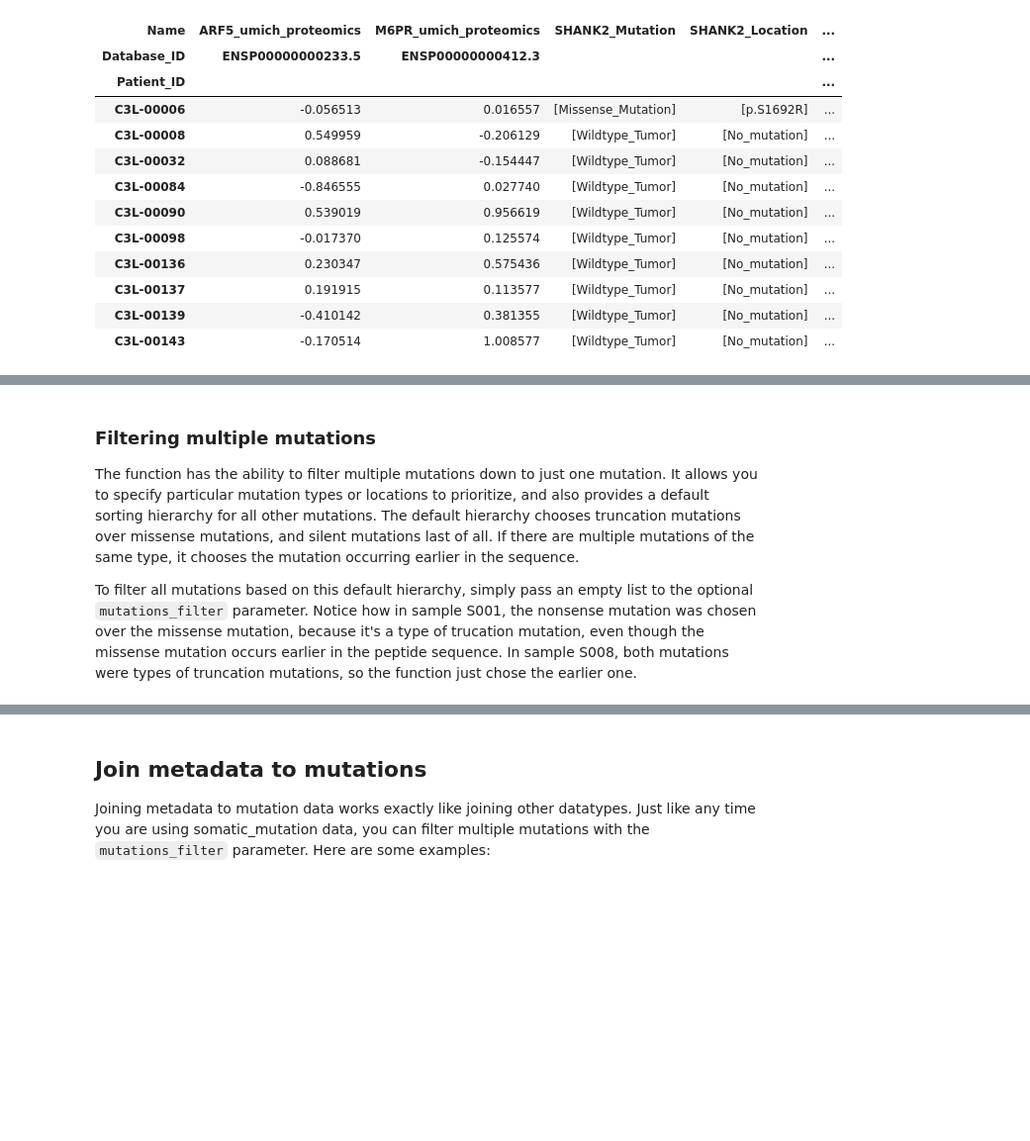
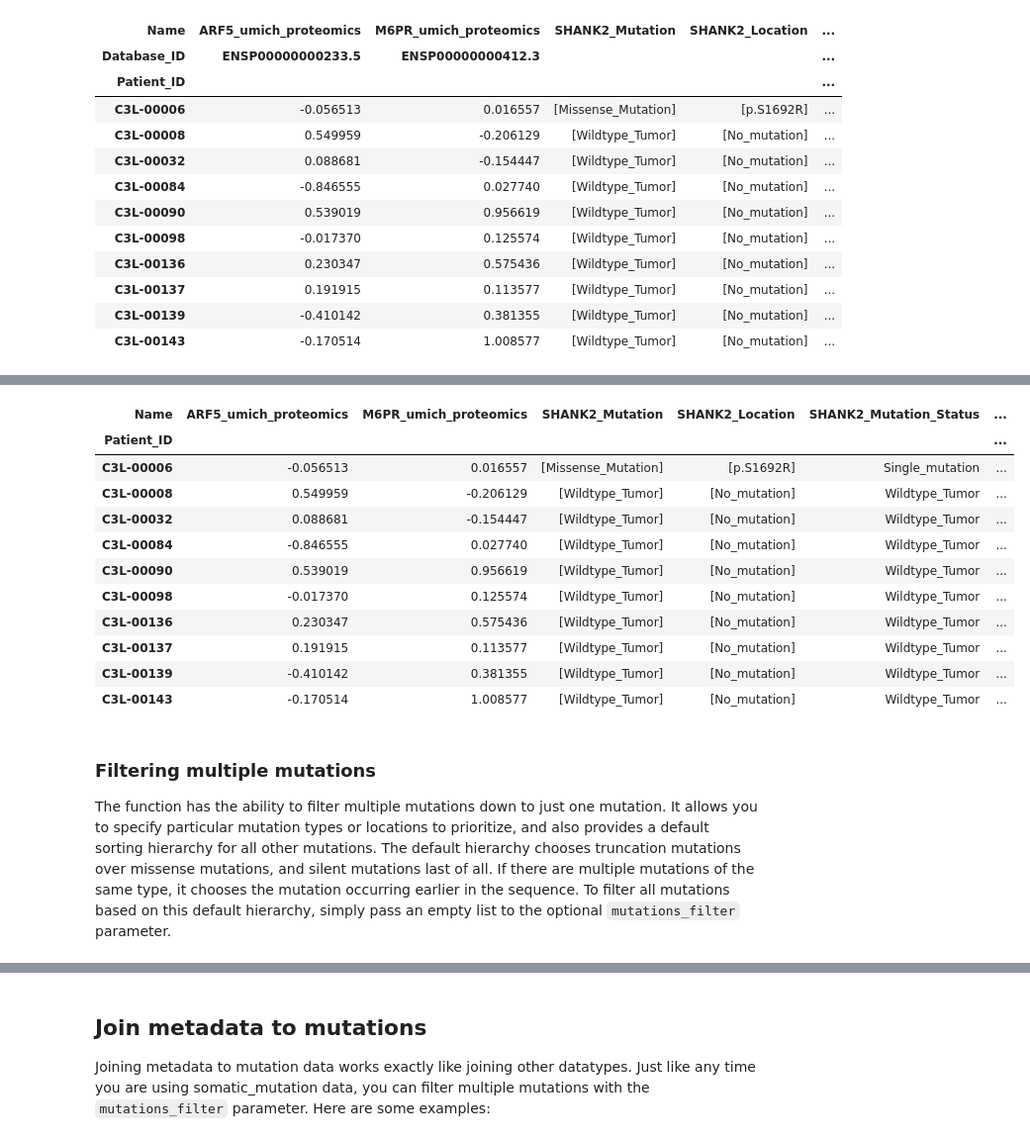
Before and after one commit to PayneLab/cptac, a Jupyter notebook: notebooks/tutorial03_joining_dataframes.ipynb, the cells around one changed output, grey strips where cells are left out. Shown at 99% size. Cells and saved outputs as stored; diff of their text form; code cells hidden in the pictures; blank space fills up the shorter version.

```diff
--- a/notebooks/tutorial03_joining_dataframes.ipynb
+++ b/notebooks/tutorial03_joining_dataframes.ipynb
@@ -195,10 +204,12 @@ cptac warning: In joining the somatic_mutation table, no mutations were found fo
 | C3L-00139 | -0.410142 | 0.381355 | [Wildtype_Tumor] | [No_mutation] | ... |
 | C3L-00143 | -0.170514 | 1.008577 | [Wildtype_Tumor] | [No_mutation] | ... |
 # %%
-selected_acet_and_PTEN_mut = en.join_omics_to_mutations(
-    omics_name="proteomics",
-    mutations_genes="PTEN",
-    omics_genes=["AURKA", "TP53"])
+selected_prot_and_som_mut = en.join_omics_to_mutations(
+    omics_name = "proteomics",
+    mutations_genes = "SHANK2",
+    omics_genes = ["ARF5", "M6PR"],
+    omics_source = 'umich',
+    mutations_source = 'harmonized')
 
-selected_acet_and_PTEN_mut.head(10)
+selected_prot_and_som_mut.head(10)
 # %% [output]
@@ -206,7 +217,18 @@ KeyError: 'None'
+| Name | ARF5_umich_proteomics | M6PR_umich_proteomics | SHANK2_Mutation | SHANK2_Location | SHANK2_Mutation_Status | ... |
+| Patient_ID |  |  |  |  |  | ... |
+| C3L-00006 | -0.056513 | 0.016557 | [Missense_Mutation] | [p.S1692R] | Single_mutation | ... |
+| C3L-00008 | 0.549959 | -0.206129 | [Wildtype_Tumor] | [No_mutation] | Wildtype_Tumor | ... |
+| C3L-00032 | 0.088681 | -0.154447 | [Wildtype_Tumor] | [No_mutation] | Wildtype_Tumor | ... |
+| C3L-00084 | -0.846555 | 0.027740 | [Wildtype_Tumor] | [No_mutation] | Wildtype_Tumor | ... |
+| C3L-00090 | 0.539019 | 0.956619 | [Wildtype_Tumor] | [No_mutation] | Wildtype_Tumor | ... |
+| C3L-00098 | -0.017370 | 0.125574 | [Wildtype_Tumor] | [No_mutation] | Wildtype_Tumor | ... |
+| C3L-00136 | 0.230347 | 0.575436 | [Wildtype_Tumor] | [No_mutation] | Wildtype_Tumor | ... |
+| C3L-00137 | 0.191915 | 0.113577 | [Wildtype_Tumor] | [No_mutation] | Wildtype_Tumor | ... |
+| C3L-00139 | -0.410142 | 0.381355 | [Wildtype_Tumor] | [No_mutation] | Wildtype_Tumor | ... |
+| C3L-00143 | -0.170514 | 1.008577 | [Wildtype_Tumor] | [No_mutation] | Wildtype_Tumor | ... |
 # %% [markdown]
 ### Filtering multiple mutations
 
 The function has the ability to filter multiple mutations down to just one mutation. It allows you to specify particular mutation types or locations to prioritize, and also provides a default sorting hierarchy for all other mutations. The default hierarchy chooses truncation mutations over missense mutations, and silent mutations last of all. If there are multiple mutations of the same type, it chooses the mutation occurring earlier in the sequence.
-
-To filter all mutations based on this default hierarchy, simply pass an empty list to the optional `mutations_filter` parameter. Notice how in sample S001, the nonsense mutation was chosen over the missense mutation, because it's a type of trucation mutation, even though the missense mutation occurs earlier in the peptide sequence. In sample S008, both mutations were types of truncation mutations, so the function just chose the earlier one.
+To filter all mutations based on this default hierarchy, simply pass an empty list to the optional `mutations_filter` parameter.
 # %%
```
Also changed, not shown: parts of 21 cells of this notebook, 11 other files.
